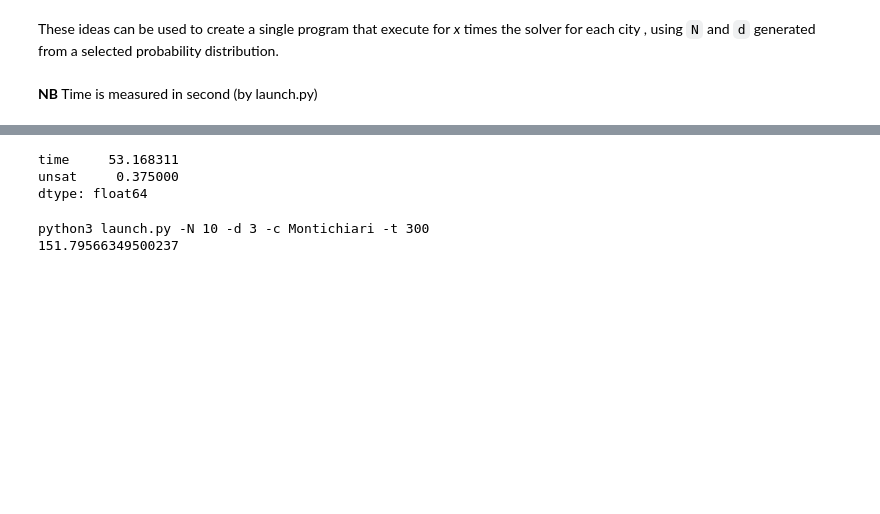
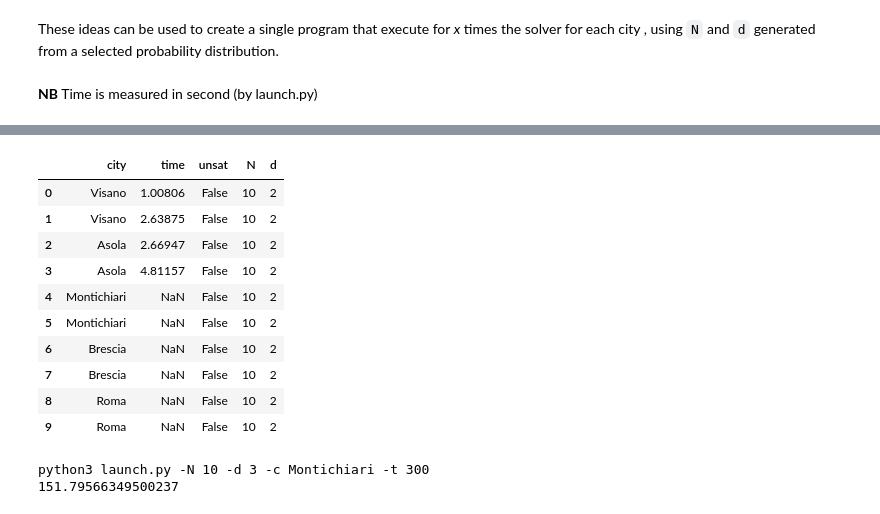
Before and after one commit to jokerale/pizzaguy, a Jupyter notebook: code/Test.ipynb, the cells around one changed output, grey strips where cells are left out. Drawn from its saved outputs; the diff is of its cells as text; code cells hidden in the pictures; blank space fills up the shorter version.

```diff
--- a/code/Test.ipynb
+++ b/code/Test.ipynb
@@ -81,18 +115,28 @@ Roma: 0/10 are unsat.
 # %%
-times = pd.read_csv('res.csv')
+times = pd.read_csv('results-increasing-size.csv')
 #print(times)
 
-times[times['city']=='Montichiari'].mean()
+times
+
+#times[times['city']=='Montichiari'].mean()
 
 #plot = sb.barplot(data=times, x="city", y="time", hue="unsat")
 #plot.set_title('N = 10, d = 3, timeout = 5 minutes')
 #plot.set_ylabel('time (seconds)')
 #fig = plot.get_figure()
 #fig.savefig("out.png")
 # %% [output]
-time     53.168311
-unsat     0.375000
-dtype: float64
+|  | city | time | unsat | N | d |
+| 0 | Visano | 1.00806 | False | 10 | 2 |
+| 1 | Visano | 2.63875 | False | 10 | 2 |
+| 2 | Asola | 2.66947 | False | 10 | 2 |
+| 3 | Asola | 4.81157 | False | 10 | 2 |
+| 4 | Montichiari | NaN | False | 10 | 2 |
+| 5 | Montichiari | NaN | False | 10 | 2 |
+| 6 | Brescia | NaN | False | 10 | 2 |
+| 7 | Brescia | NaN | False | 10 | 2 |
+| 8 | Roma | NaN | False | 10 | 2 |
+| 9 | Roma | NaN | False | 10 | 2 |
 # %%
 N = 10
 d = 3
```
Also changed, not shown: parts of 1 cell of this notebook, 5 other files.
